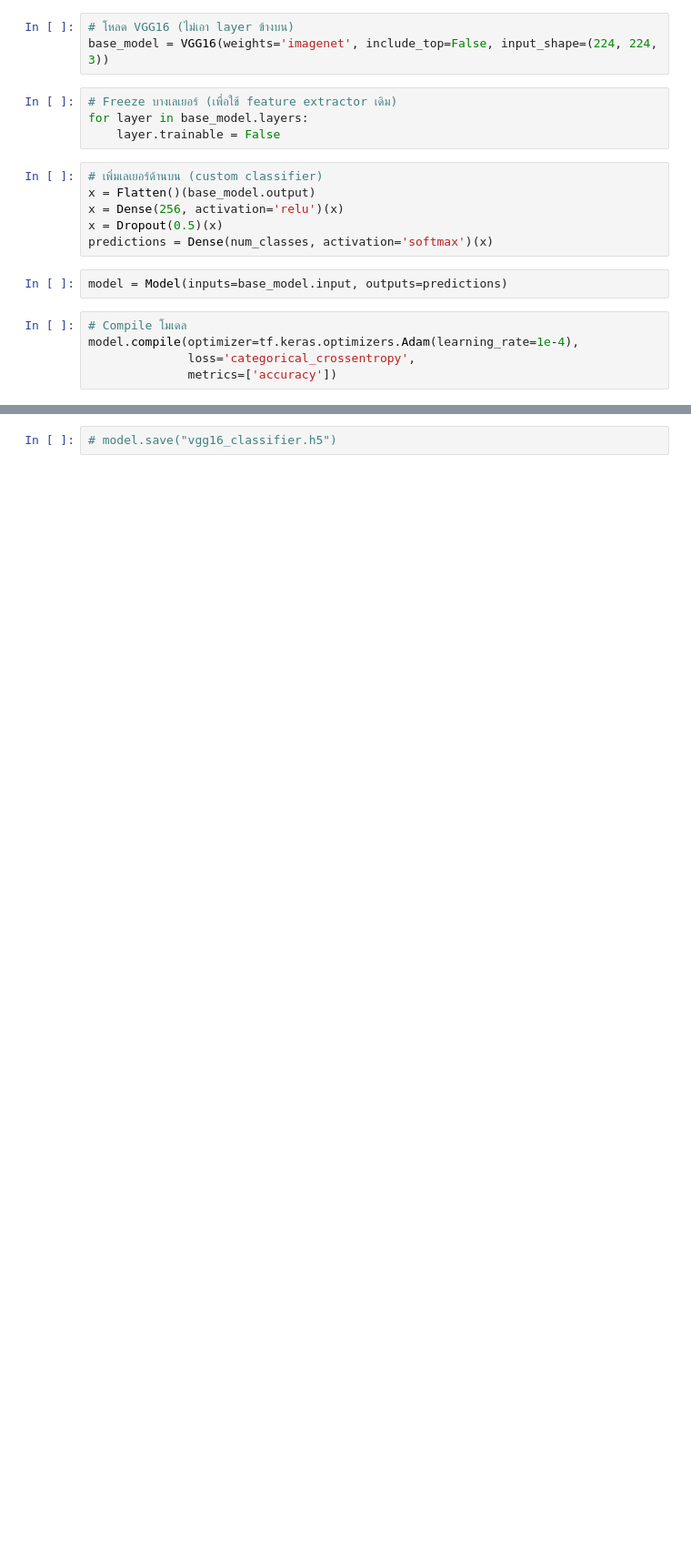
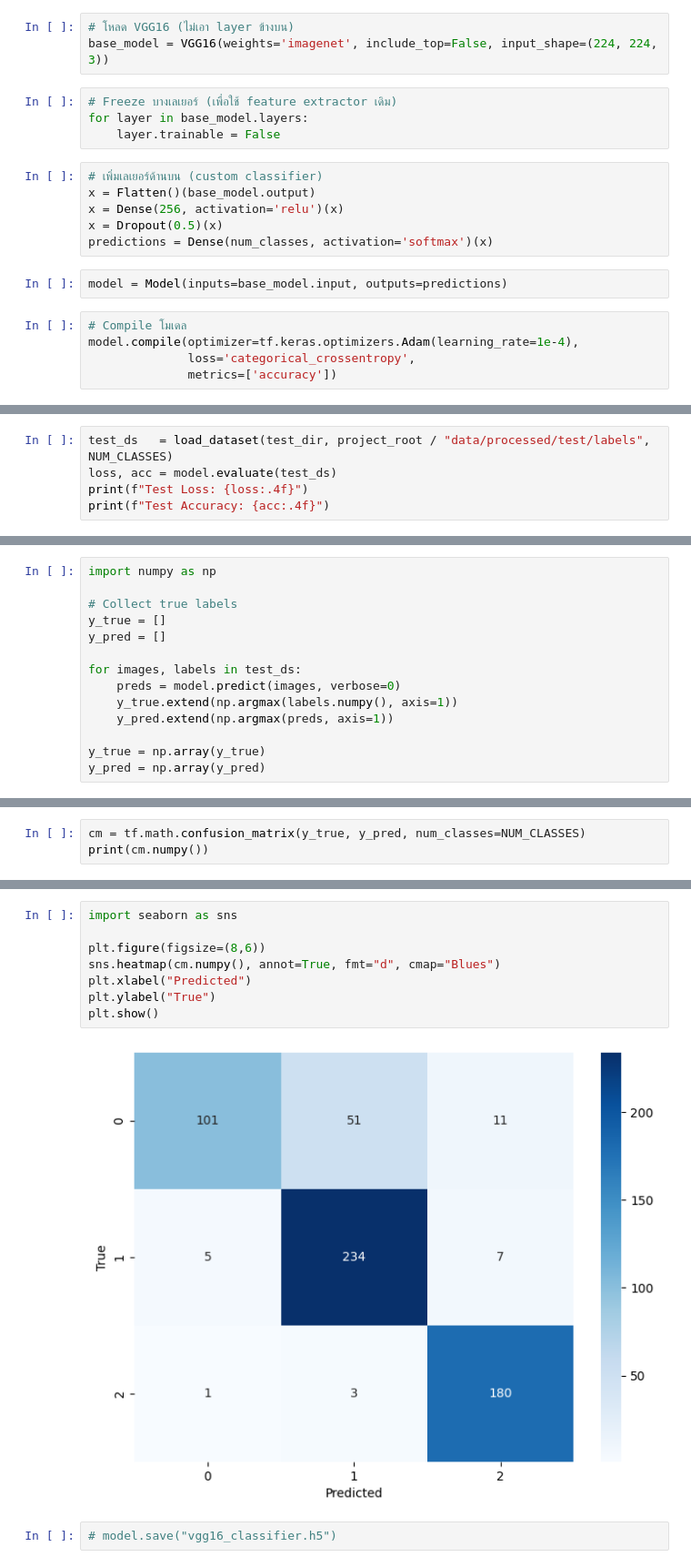
Before and after one commit to PhatchareePuangjai/Driver-drowsiness-detection, a Jupyter notebook: models/vgg16/train_vgg16.ipynb, the cells around one changed output, grey strips where cells are left out. Shown: that part at 91% size. Cells and saved outputs as stored; diff of their text form; blank space fills up the shorter version.

```diff
--- a/models/vgg16/train_vgg16.ipynb
+++ b/models/vgg16/train_vgg16.ipynb
@@ -160,0 +166,5 @@ KeyboardInterrupt:
+# %%
+test_ds   = load_dataset(test_dir, project_root / "data/processed/test/labels", NUM_CLASSES)
+loss, acc = model.evaluate(test_ds)
+print(f"Test Loss: {loss:.4f}")
+print(f"Test Accuracy: {acc:.4f}")
@@ -160,0 +175,14 @@ KeyboardInterrupt:
+# %%
+import numpy as np
+
+# Collect true labels
+y_true = []
+y_pred = []
+
+for images, labels in test_ds:
+    preds = model.predict(images, verbose=0)
+    y_true.extend(np.argmax(labels.numpy(), axis=1))
+    y_pred.extend(np.argmax(preds, axis=1))
+
+y_true = np.array(y_true)
+y_pred = np.array(y_pred)
@@ -160,0 +191,3 @@ KeyboardInterrupt:
+# %%
+cm = tf.math.confusion_matrix(y_true, y_pred, num_classes=NUM_CLASSES)
+print(cm.numpy())
@@ -161,2 +198,12 @@ KeyboardInterrupt:
+# %%
+import seaborn as sns
+
+plt.figure(figsize=(8,6))
+sns.heatmap(cm.numpy(), annot=True, fmt="d", cmap="Blues")
+plt.xlabel("Predicted")
+plt.ylabel("True")
+plt.show()
+# %% [output]
+[figure, added]
 # %%
 # model.save("vgg16_classifier.h5")
```
Also changed, not shown: parts of 8 cells of this notebook.
